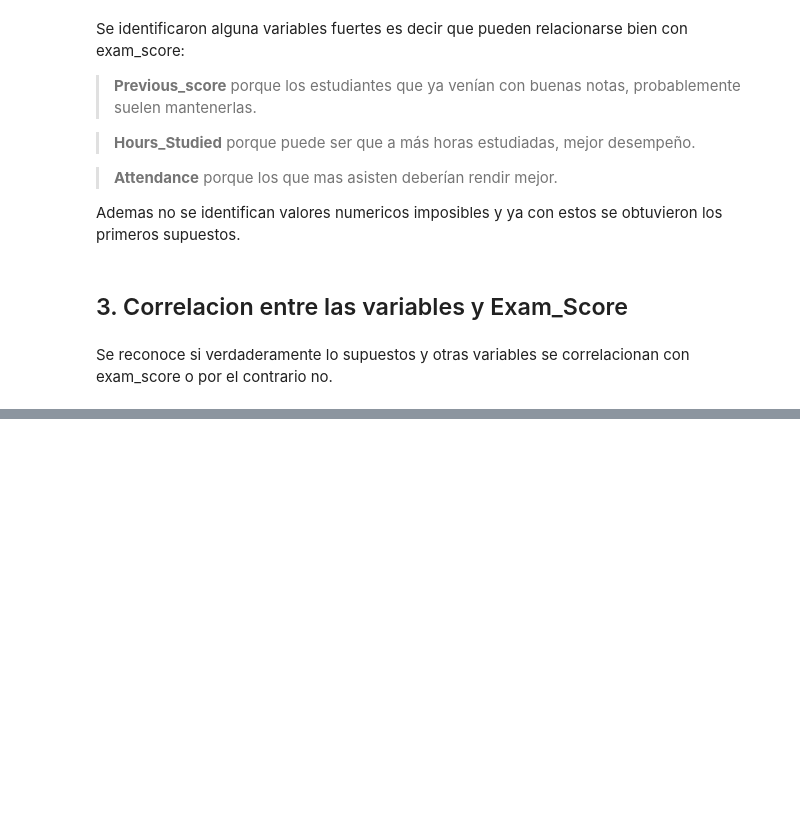
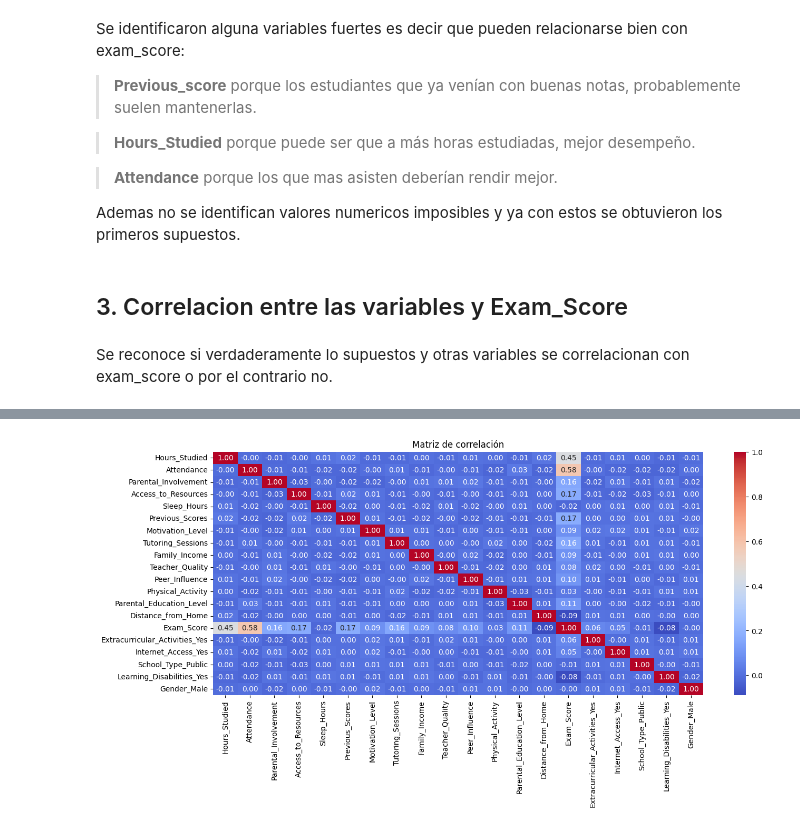
Before and after one commit to JeiGeek/ia1-LosPandas-prediccion_rendimiento_estudiantil, a Jupyter notebook: 01_exploratory_data_analysis.ipynb, the cells around one changed output, grey strips where cells are left out. Cells and saved outputs as stored; diff of their text form; code cells hidden in the pictures; blank space fills up the shorter version.

```diff
--- a/01_exploratory_data_analysis.ipynb
+++ b/01_exploratory_data_analysis.ipynb
@@ -212,0 +188,6 @@ dtype: int64
+# %%
+# Matriz de correlación
+corr = df_encoded.corr()
+
+# Mostrar solo con Exam_Score
+display(corr['Exam_Score'].sort_values(ascending=False))
@@ -212,0 +226,8 @@ dtype: int64
+# %%
+# Heatmap completo
+plt.figure(figsize=(15,6))
+sns.heatmap(corr, annot=True, cmap="coolwarm", fmt=".2f")
+plt.title("Matriz de correlación")
+plt.show()
+# %% [output]
+[figure, added]
```
Also changed, not shown: parts of 9 cells of this notebook.
